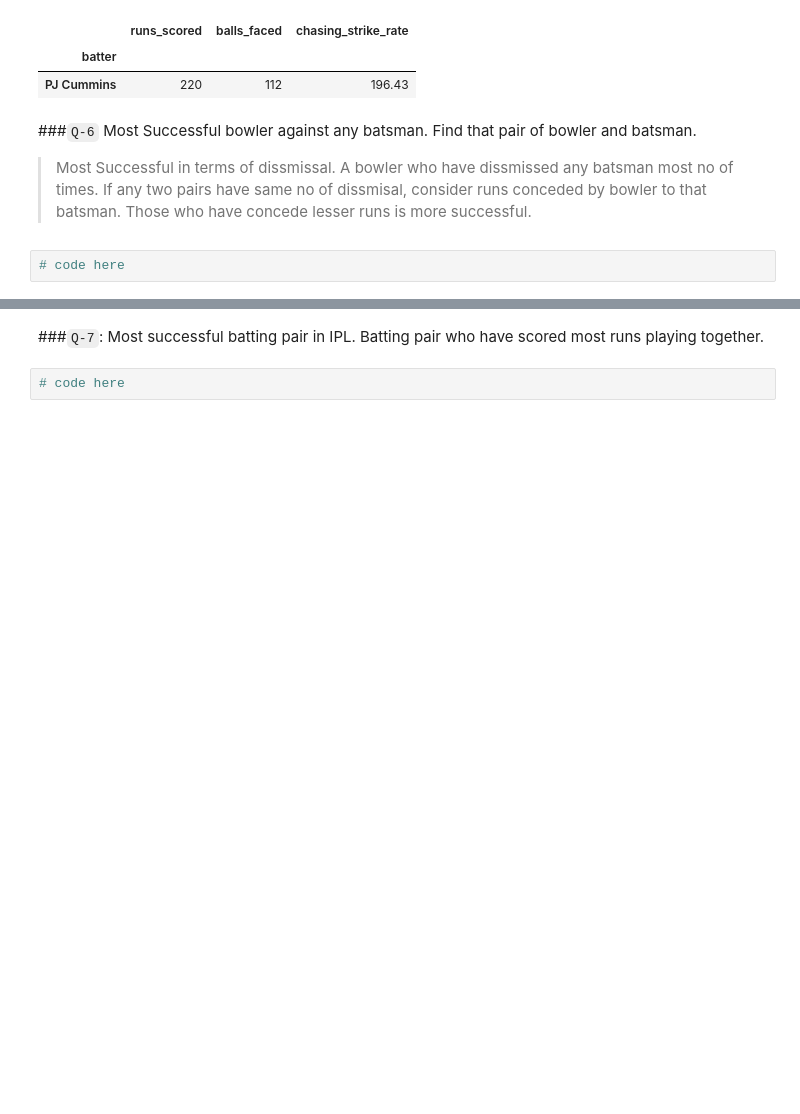
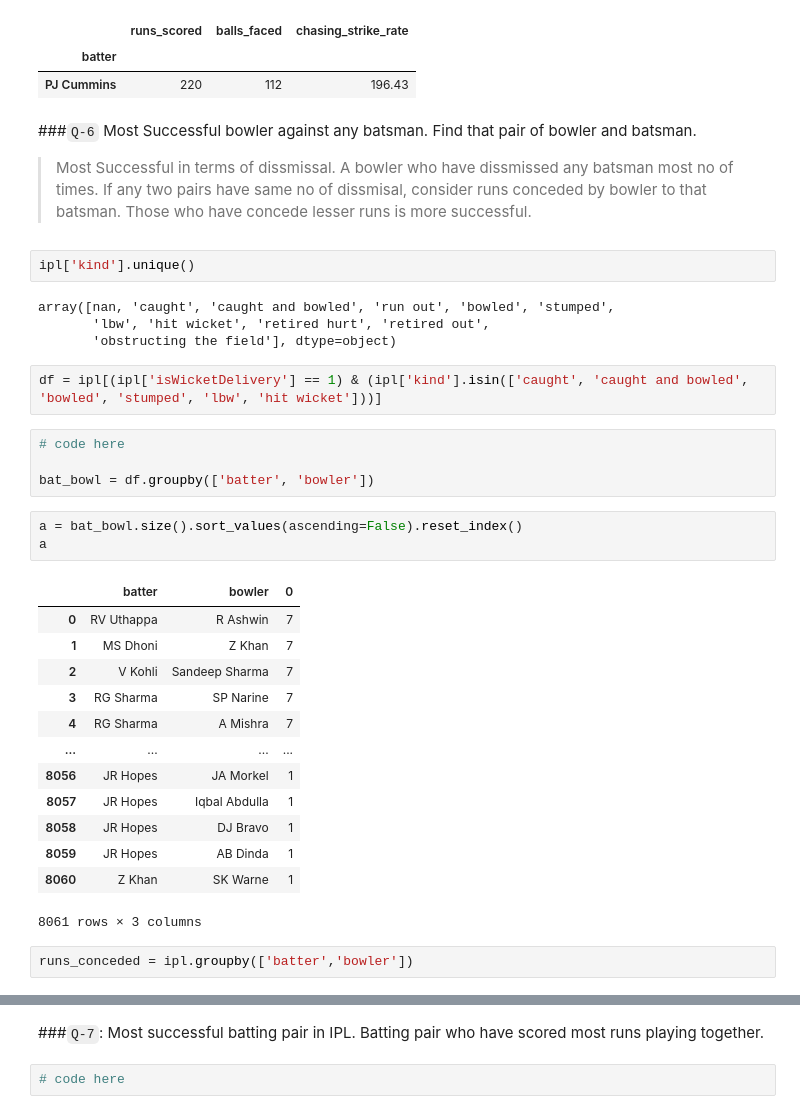
Before and after one commit to rishabhk1501/Data-Analytics-Tasks, a Jupyter notebook: session_19_tasks_soln.ipynb, the cells around one changed output, grey strips where cells are left out. Cells and saved outputs as stored; diff of their text form; blank space fills up the shorter version.

```diff
--- a/session_19_tasks_soln.ipynb
+++ b/session_19_tasks_soln.ipynb
@@ -436,5 +436,34 @@ final.sort_values('chasing_strike_rate',ascending=False).head(1)
 # %% [markdown]
 ###`Q-6` Most Successful bowler against any batsman. Find that pair of bowler and batsman.
 > Most Successful in terms of dissmissal. A bowler who have dissmissed any batsman most no of times. If any two pairs have same no of dissmisal, consider runs conceded by bowler to that batsman. Those who have concede lesser runs is more successful.
+# %%
+ipl['kind'].unique()
+# %% [output]
+array([nan, 'caught', 'caught and bowled', 'run out', 'bowled', 'stumped',
+       'lbw', 'hit wicket', 'retired hurt', 'retired out',
+       'obstructing the field'], dtype=object)
+# %%
+df = ipl[(ipl['isWicketDelivery'] == 1) & (ipl['kind'].isin(['caught', 'caught and bowled', 'bowled', 'stumped', 'lbw', 'hit wicket']))]
 # %%
 # code here
+
+bat_bowl = df.groupby(['batter', 'bowler'])
+# %%
+a = bat_bowl.size().sort_values(ascending=False).reset_index()
+a
+# %% [output]
+|  | batter | bowler | 0 |
+| 0 | RV Uthappa | R Ashwin | 7 |
+| 1 | MS Dhoni | Z Khan | 7 |
+| 2 | V Kohli | Sandeep Sharma | 7 |
+| 3 | RG Sharma | SP Narine | 7 |
+| 4 | RG Sharma | A Mishra | 7 |
+| ... | ... | ... | ... |
+| 8056 | JR Hopes | JA Morkel | 1 |
+| 8057 | JR Hopes | Iqbal Abdulla | 1 |
+| 8058 | JR Hopes | DJ Bravo | 1 |
+| 8059 | JR Hopes | AB Dinda | 1 |
+| 8060 | Z Khan | SK Warne | 1 |
+8061 rows × 3 columns
+# %%
+runs_conceded = ipl.groupby(['batter','bowler'])
```
Also changed, not shown: parts of 5 cells of this notebook.
